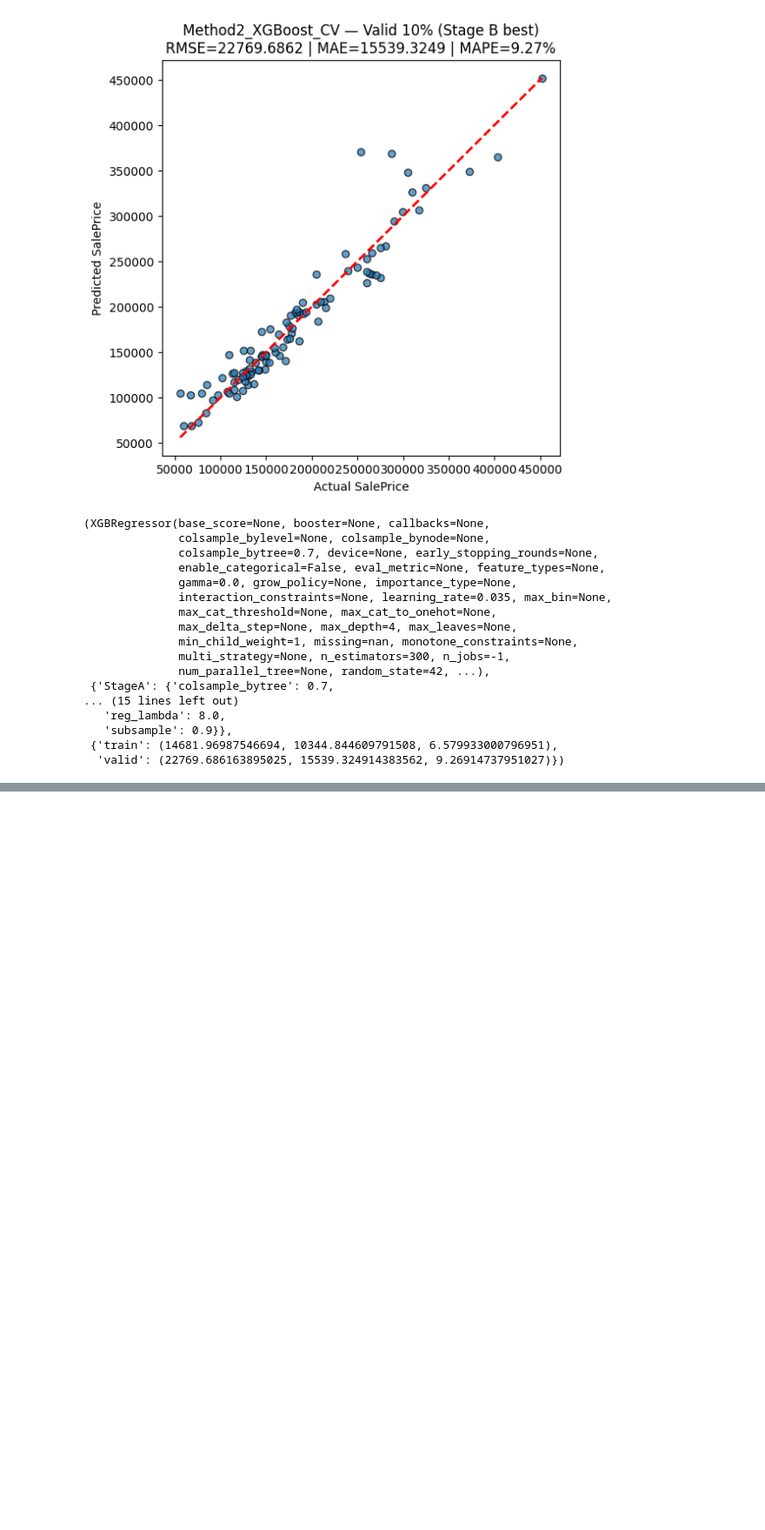
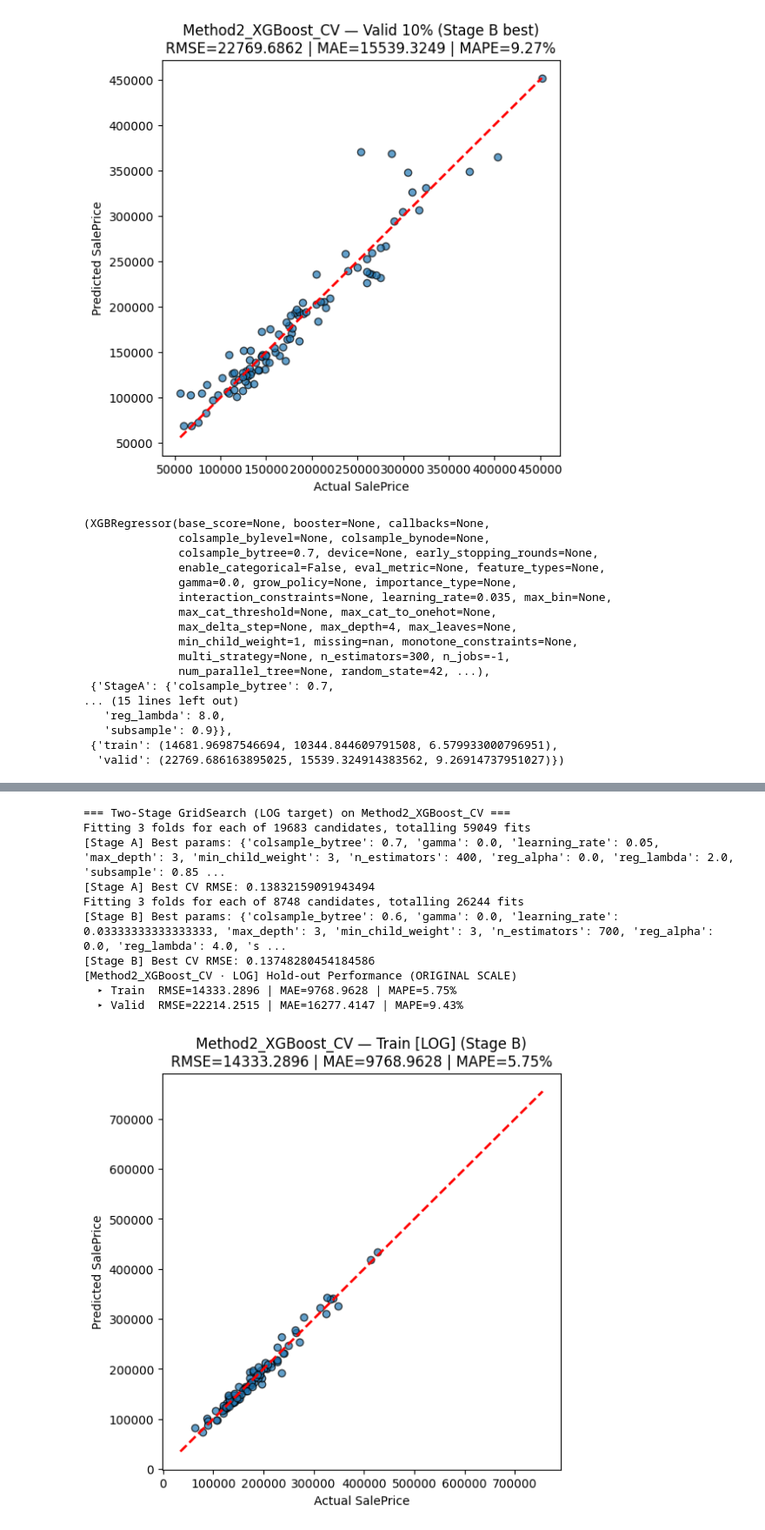
Before and after one commit to ivanho0908/House-Price-Prediction, a Jupyter notebook: data/House-Price-Prediction-main/models.ipynb, the cells around one changed output, grey strips where cells are left out. Shown at 87% size. Drawn from its saved outputs; the diff is of its cells as text; code cells hidden in the pictures; blank space fills up the shorter version.

```diff
--- a/data/House-Price-Prediction-main/models.ipynb
+++ b/data/House-Price-Prediction-main/models.ipynb
@@ -566,0 +832,15 @@ Fitting 3 folds for each of 3888 candidates, totalling 11664 fits
+# %%
+# 3) Method 2（XGB CV 30 特征）
+res_m2_log = run_two_stage_grid_LOG("./data/Method2,selected/train_Method2_selected.csv", name="Method2_XGBoost_CV")
+# %% [output]
+=== Two-Stage GridSearch (LOG target) on Method2_XGBoost_CV ===
+Fitting 3 folds for each of 19683 candidates, totalling 59049 fits
+[Stage A] Best params: {'colsample_bytree': 0.7, 'gamma': 0.0, 'learning_rate': 0.05, 'max_depth': 3, 'min_child_weight': 3, 'n_estimators': 400, 'reg_alpha': 0.0, 'reg_lambda': 2.0, 'subsample': 0.85 ...
+[Stage A] Best CV RMSE: 0.13832159091943494
+Fitting 3 folds for each of 8748 candidates, totalling 26244 fits
+[Stage B] Best params: {'colsample_bytree': 0.6, 'gamma': 0.0, 'learning_rate': 0.03333333333333333, 'max_depth': 3, 'min_child_weight': 3, 'n_estimators': 700, 'reg_alpha': 0.0, 'reg_lambda': 4.0, 's ...
+[Stage B] Best CV RMSE: 0.13748280454184586
+[Method2_XGBoost_CV · LOG] Hold-out Performance (ORIGINAL SCALE)
+  ▸ Train  RMSE=14333.2896 | MAE=9768.9628 | MAPE=5.75%
+  ▸ Valid  RMSE=22214.2515 | MAE=16277.4147 | MAPE=9.43%
+[figure, added]
```
Also changed, not shown: parts of 9 cells of this notebook.
